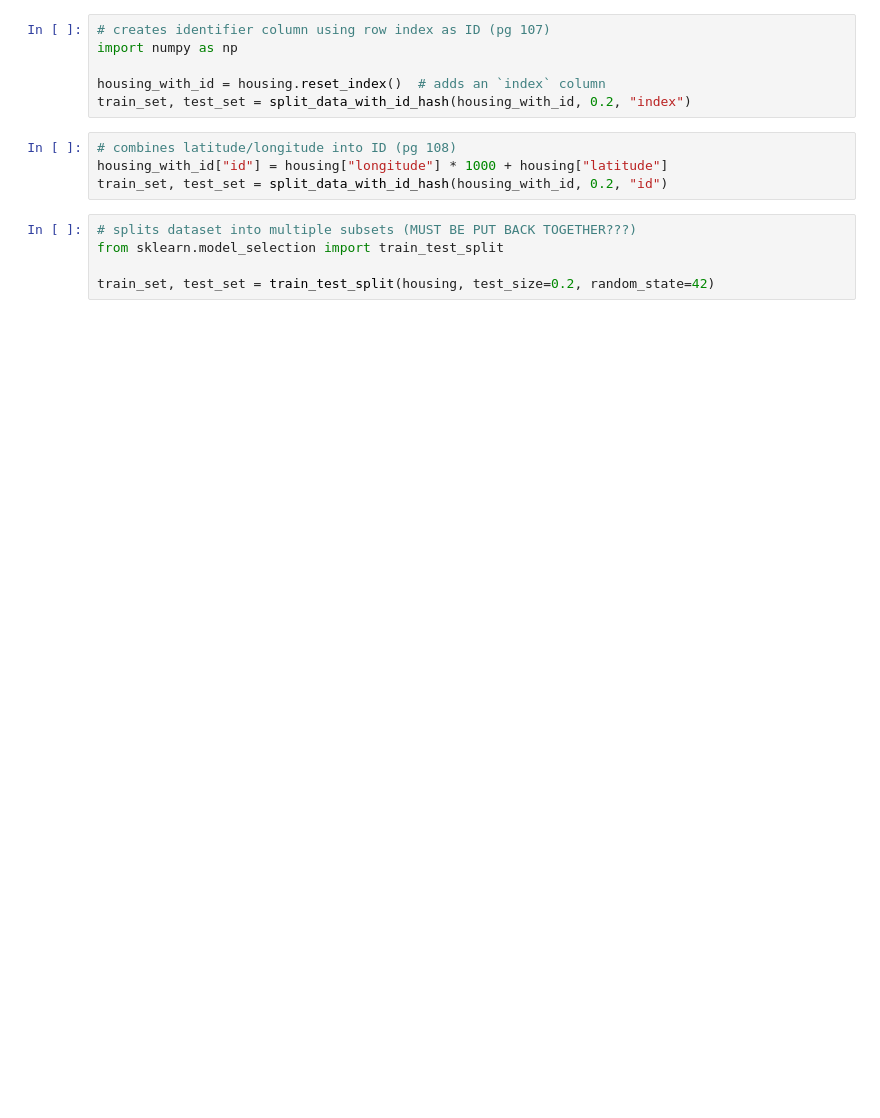
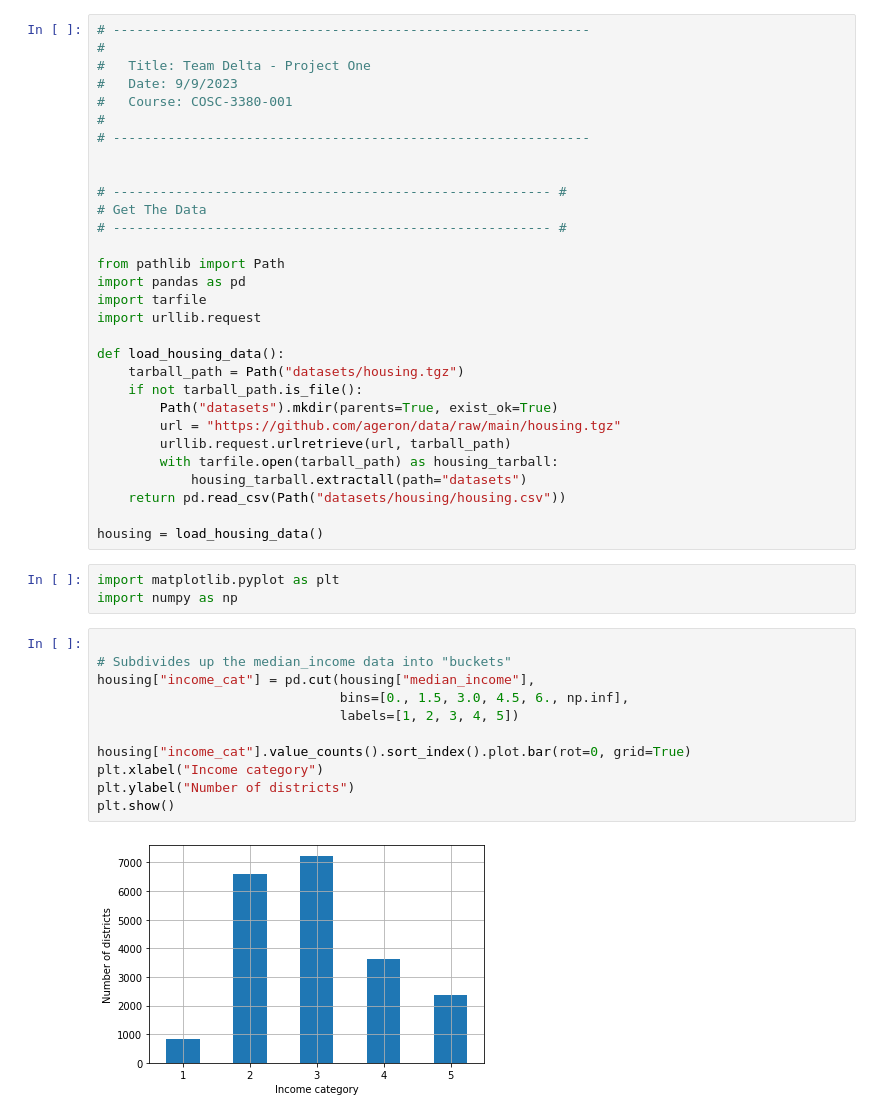
Before and after one commit to davidmehoves-adus/MLTeamDelta, a Jupyter notebook: Housing.ipynb, the cells around one changed output. Drawn from its saved outputs; the diff is of its cells as text; blank space fills up the shorter version.

Commit message:
chopped down "get the data" step into necessary code

```diff
--- a/Housing.ipynb
+++ b/Housing.ipynb
@@ -56,15 +1,46 @@ def split_data_with_id_hash(data, test_ratio, id_column):
-# %%
-# creates identifier column using row index as ID (pg 107)
-import numpy as np
-
-housing_with_id = housing.reset_index()  # adds an `index` column
-train_set, test_set = split_data_with_id_hash(housing_with_id, 0.2, "index")
-# %%
-# combines latitude/longitude into ID (pg 108)
-housing_with_id["id"] = housing["longitude"] * 1000 + housing["latitude"]
-train_set, test_set = split_data_with_id_hash(housing_with_id, 0.2, "id")
-# %%
-# splits dataset into multiple subsets (MUST BE PUT BACK TOGETHER???)
-from sklearn.model_selection import train_test_split
-
-train_set, test_set = train_test_split(housing, test_size=0.2, random_state=42)
+# %%
+# -------------------------------------------------------------
+#
+#   Title: Team Delta - Project One
+#   Date: 9/9/2023
+#   Course: COSC-3380-001
+#
+# -------------------------------------------------------------
+
+
+# -------------------------------------------------------- #
+# Get The Data
+# -------------------------------------------------------- #
+
+from pathlib import Path
+import pandas as pd
+import tarfile
+import urllib.request
+
+def load_housing_data():
+    tarball_path = Path("datasets/housing.tgz")
+    if not tarball_path.is_file():
+        Path("datasets").mkdir(parents=True, exist_ok=True)
+        url = "https://github.com/ageron/data/raw/main/housing.tgz"
+        urllib.request.urlretrieve(url, tarball_path)
+        with tarfile.open(tarball_path) as housing_tarball:
+            housing_tarball.extractall(path="datasets")
+    return pd.read_csv(Path("datasets/housing/housing.csv"))
+
+housing = load_housing_data()
+# %%
+import matplotlib.pyplot as plt
+import numpy as np
+# %%
+
+# Subdivides up the median_income data into "buckets"
+housing["income_cat"] = pd.cut(housing["median_income"],
+                               bins=[0., 1.5, 3.0, 4.5, 6., np.inf],
+                               labels=[1, 2, 3, 4, 5])
+
+housing["income_cat"].value_counts().sort_index().plot.bar(rot=0, grid=True)
+plt.xlabel("Income category")
+plt.ylabel("Number of districts")
+plt.show()
+# %% [output]
+[figure, added]
```
Also changed, not shown: parts of 20 cells of this notebook.
